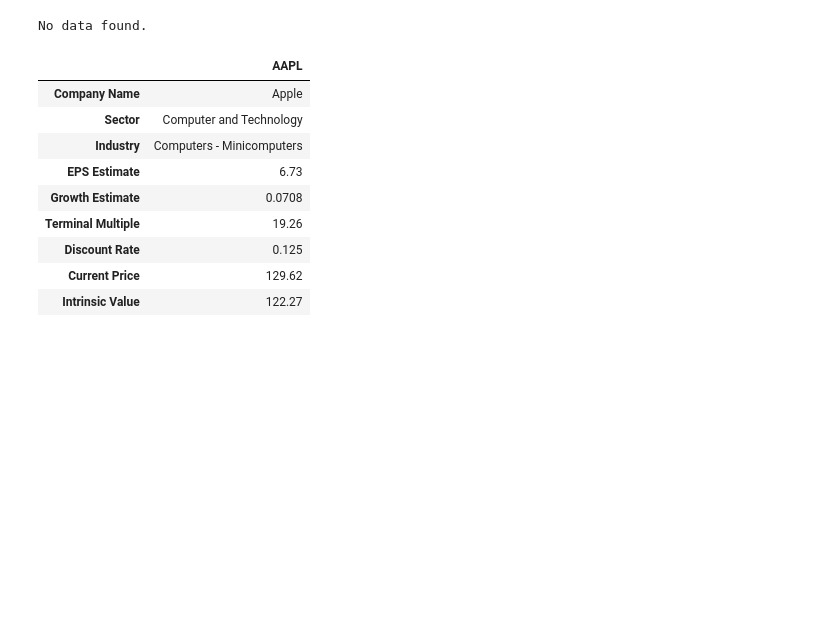
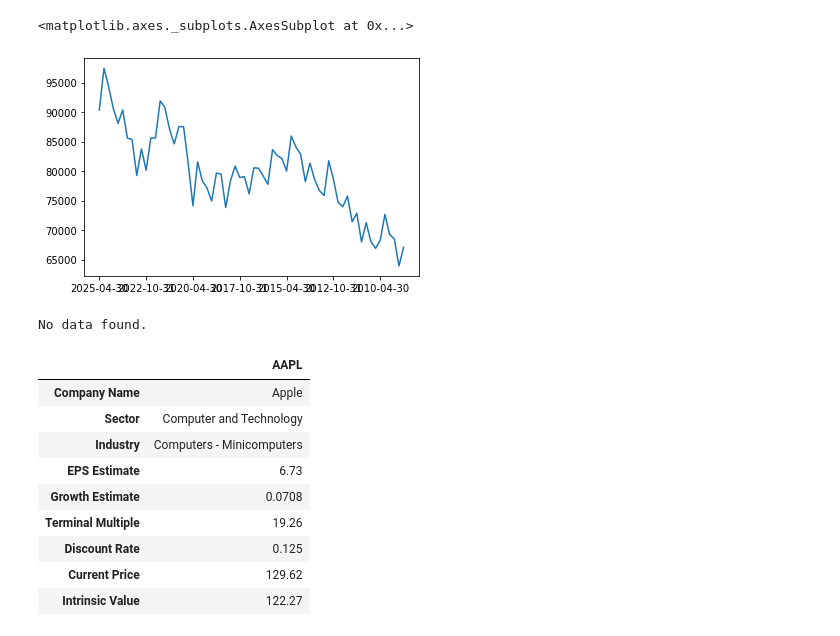
Before and after one commit to johnk314/Financials, a Jupyter notebook: macrotrends-api-v3.1.7.ipynb, the cells around one changed output. Saved outputs shown, nothing was run; the diff lists cells and outputs as text; code cells hidden in the pictures; blank space fills up the shorter version.

```diff
--- a/macrotrends-api-v3.1.7.ipynb
+++ b/macrotrends-api-v3.1.7.ipynb
@@ -40,8 +83,11 @@ company.current_ratio
 # %%
-company.chart
+# company.chart
 # company.balance_sheet_quarterly.loc['Total Assets'].plot()
 # company.balance_sheet_quarterly.loc['Total Liabilities'].plot()
-# company.balance_sheet_quarterly.loc['Share Holder Equity'].plot()
+company.balance_sheet_quarterly.loc['Share Holder Equity'].plot()
+# %% [output]
+<matplotlib.axes._subplots.AxesSubplot at 0x...>
+[figure, added]
 # %%
 # company.eight_pillars
 # company.chart
```
Also changed, not shown: parts of 4 cells of this notebook, 1 other file.
